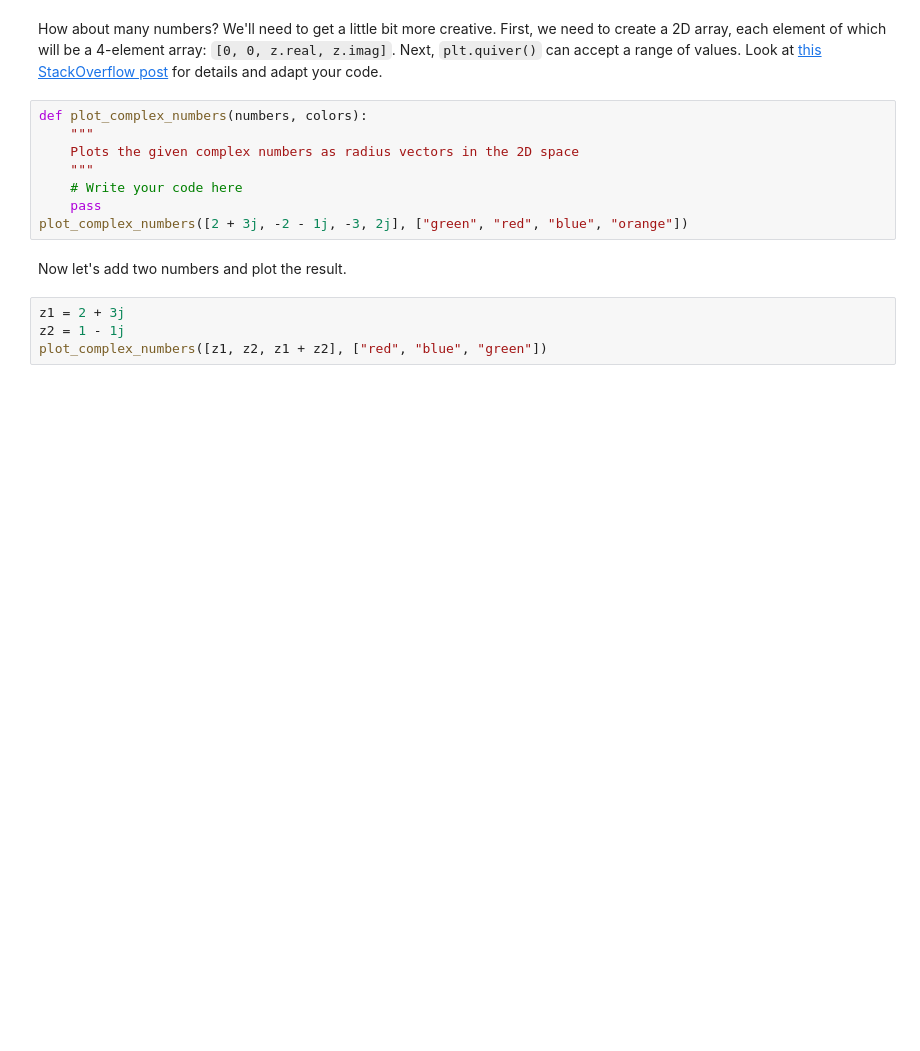
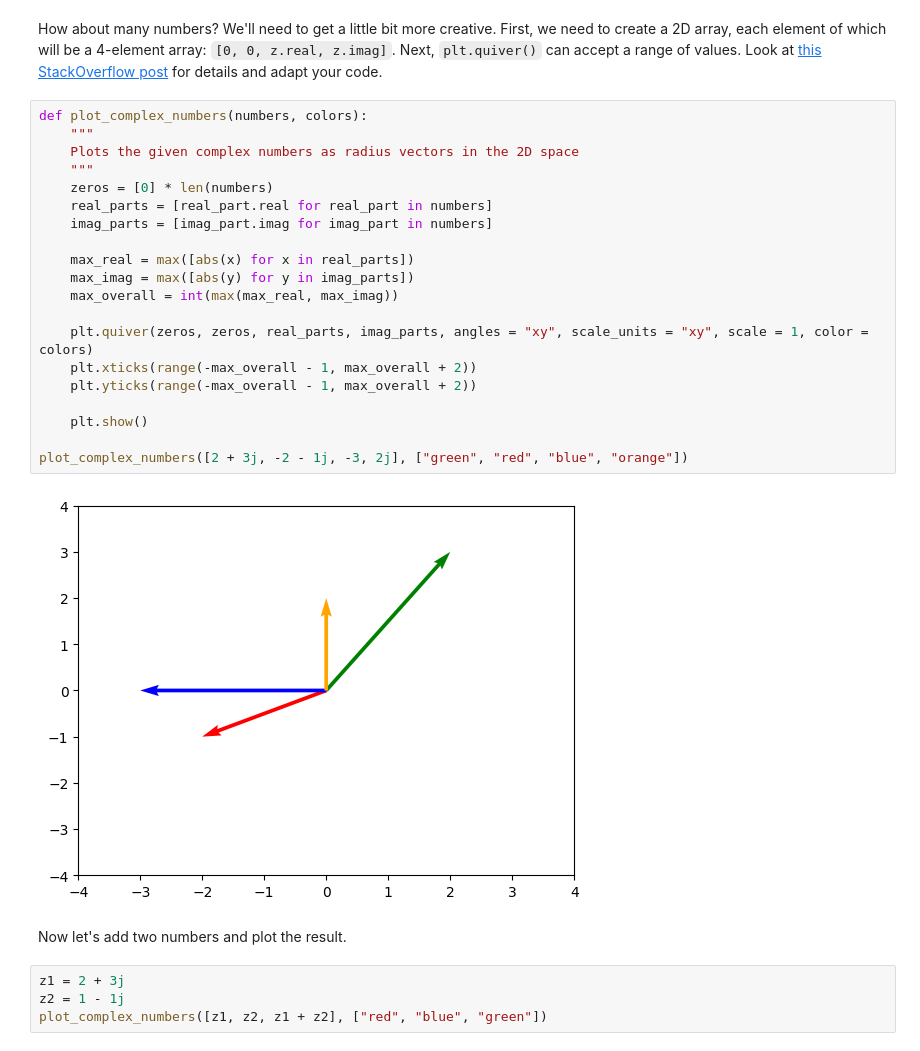
Before and after one commit to VladoDev03/math-concepts-for-developers-softuni, a Jupyter notebook: 02-basic-algebra/Basic Algebra Exercise.ipynb, the cells around one changed output. Cells and saved outputs as stored; diff of their text form; blank space fills up the shorter version.

```diff
--- a/02-basic-algebra/Basic Algebra Exercise.ipynb
+++ b/02-basic-algebra/Basic Algebra Exercise.ipynb
@@ -297,13 +305,27 @@ plot_complex_number(2 + 3j)
 # %% [markdown]
 How about many numbers? We'll need to get a little bit more creative. First, we need to create a 2D array, each element of which will be a 4-element array: `[0, 0, z.real, z.imag]`. Next, `plt.quiver()` can accept a range of values. Look at [this StackOverflow post](https://stackoverflow.com/questions/12265234/how-to-plot-2d-math-vectors-with-matplotlib) for details and adapt your code.
-# %%
-def plot_complex_numbers(numbers, colors):
-    """
-    Plots the given complex numbers as radius vectors in the 2D space
-    """
-    # Write your code here
-    pass
-plot_complex_numbers([2 + 3j, -2 - 1j, -3, 2j], ["green", "red", "blue", "orange"])
+# %%
+def plot_complex_numbers(numbers, colors):
+    """
+    Plots the given complex numbers as radius vectors in the 2D space
+    """
+    zeros = [0] * len(numbers)
+    real_parts = [real_part.real for real_part in numbers]
+    imag_parts = [imag_part.imag for imag_part in numbers]
+
+    max_real = max([abs(x) for x in real_parts])
+    max_imag = max([abs(y) for y in imag_parts])
+    max_overall = int(max(max_real, max_imag))
+
+    plt.quiver(zeros, zeros, real_parts, imag_parts, angles = "xy", scale_units = "xy", scale = 1, color = colors)
+    plt.xticks(range(-max_overall - 1, max_overall + 2))
+    plt.yticks(range(-max_overall - 1, max_overall + 2))
+
+    plt.show()
+
+plot_complex_numbers([2 + 3j, -2 - 1j, -3, 2j], ["green", "red", "blue", "orange"])
+# %% [output]
+[figure, added]
 # %% [markdown]
 Now let's add two numbers and plot the result.
 # %%
```
Also changed, not shown: parts of 7 cells of this notebook, 4 other files.
